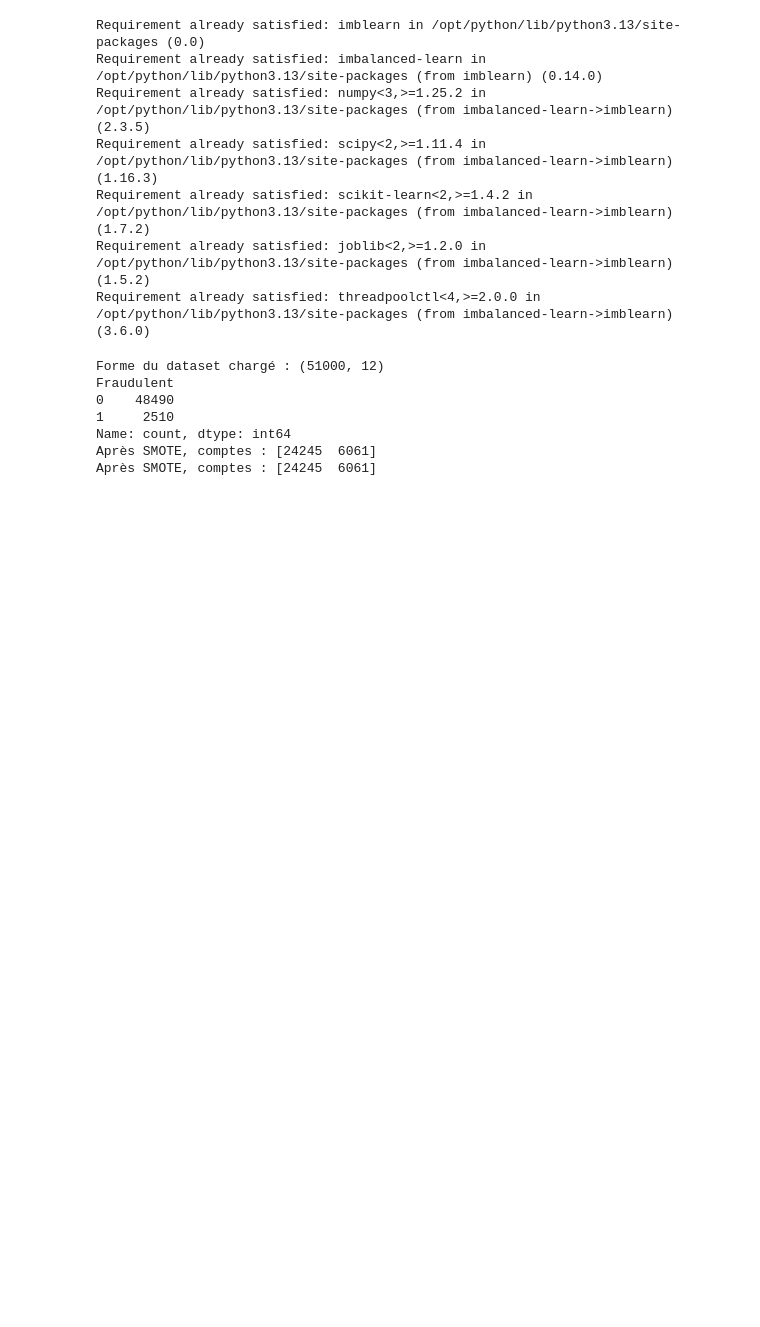
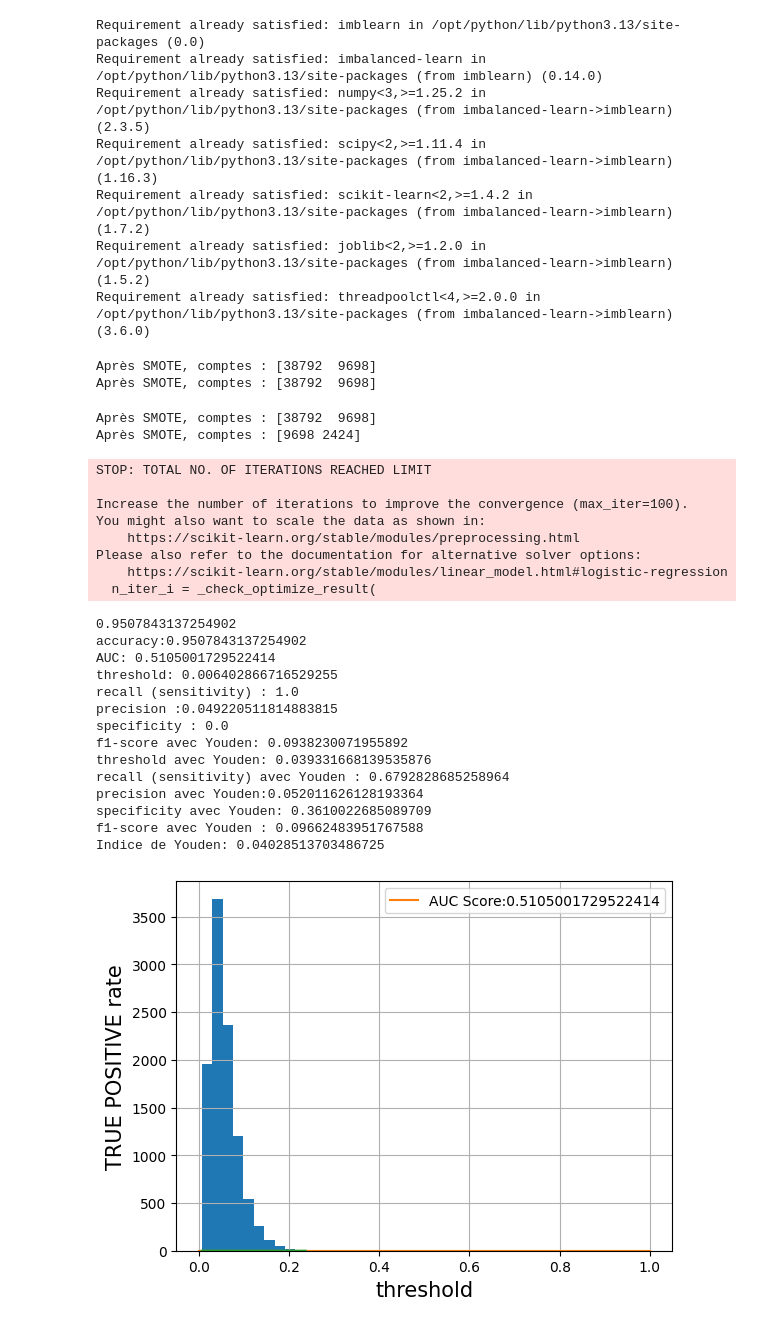
Before and after one commit to Lanier777/PROJET_STATAPP_MILLIMAN, a Jupyter notebook: Analyse descriptive "Fraud Detection Dataset"/analyse_descriptive_et_SMOTE.ipynb, the cells around one changed output. Saved outputs shown, nothing was run; the diff lists cells and outputs as text; code cells hidden in the pictures; blank space fills up the shorter version.

```diff
--- a/Analyse descriptive "Fraud Detection Dataset"/analyse_descriptive_et_SMOTE.ipynb
+++ b/Analyse descriptive "Fraud Detection Dataset"/analyse_descriptive_et_SMOTE.ipynb
@@ -894,8 +1076,8 @@ def logistic(A,b,T,t):
     print(accuracy)
 
     #Matrice de confusion
-    from sklearn.metrics import confusion_matrixcon
-    fusion_matrix(y_test, y_pred,labels = [1,0])
+    from sklearn.metrics import confusion_matrix
+    confusion_matrix(y_test, y_pred,labels = [1,0])
 
 
     #Regardons la distribution de probabilité qu'une transaction soit frauduleuse
@@ -946,10 +1128,11 @@ def logistic(A,b,T,t):
 
     #On peut le voir graphiquement
     plt.plot(ths,tpr)
-    plt.xlabel('TRUE POSITIVE rate')
-    plt.ylabel('threshold')
+    plt.xlabel('threshold')
+    plt.ylabel('TRUE POSITIVE rate')
 
     #On obtient donc de nouvelles valeurs prédites ajustées
+    from sklearn.preprocessing import binarize
     y_pred_th= binarize(y_pred_proba, threshold=threshold)
     confusion_mat=confusion_matrix(t, y_pred_th[:,1],labels=[1,0])
 
@@ -996,6 +1179,7 @@ def logistic(A,b,T,t):
     print("precision avec Youden:" + str(precision_y))
     print("specificity avec Youden: " + str(specificity_y) )
     print("f1-score avec Youden : " + str(f1_score_y))
+    print("Indice de Youden: " + str(youden[threshold_y_index]))
 # %% [output]
 Requirement already satisfied: imblearn in /opt/python/lib/python3.13/site-packages (0.0)
 Requirement already satisfied: imbalanced-learn in /opt/python/lib/python3.13/site-packages (from imblearn) (0.14.0)
@@ -1007,23 +1191,43 @@ Requirement already satisfied: threadpoolctl<4,>=2.0.0 in /opt/python/lib/python
 # %%
 #Munis Test
 
-# Charger les données
-df = pd.read_csv('Fraud Detection Dataset.csv')
-print('Forme du dataset chargé :', df.shape)
-print(df['Fraudulent'].value_counts())
-
-
-# Split train/test
-X_train, X_test, y_train, y_test = train_test_split(
-    X, y, test_size=0.5, random_state=42, stratify=y)
-
 smote(X_train, y_train,0.2)
 smote_bis(X_train, y_train,0.2)
 # %% [output]
-Forme du dataset chargé : (51000, 12)
-Fraudulent
-0    48490
-1     2510
-Name: count, dtype: int64
-Après SMOTE, comptes : [24245  6061]
-Après SMOTE, comptes : [24245  6061]
+Après SMOTE, comptes : [38792  9698]
+Après SMOTE, comptes : [38792  9698]
+# %%
+#Munis Test 2
+
+#Avec SMOTE
+
+smote(X_train, y_train,0.2)
+smote(X_test, y_test,0.2)
+
+logistic(X_train,y_train,X_test,y_test)
+# %% [output]
+Après SMOTE, comptes : [38792  9698]
+Après SMOTE, comptes : [9698 2424]
+STOP: TOTAL NO. OF ITERATIONS REACHED LIMIT
+
+Increase the number of iterations to improve the convergence (max_iter=100).
+You might also want to scale the data as shown in:
+    https://scikit-learn.org/stable/modules/preprocessing.html
+Please also refer to the documentation for alternative solver options:
+    https://scikit-learn.org/stable/modules/linear_model.html#logistic-regression
+  n_iter_i = _check_optimize_result(
+0.9507843137254902
+accuracy:0.9507843137254902
+AUC: 0.5105001729522414
+threshold: 0.006402866716529255
+recall (sensitivity) : 1.0
+precision :0.049220511814883815
+specificity : 0.0
+f1-score avec Youden: 0.0938230071955892
+threshold avec Youden: 0.039331668139535876
+recall (sensitivity) avec Youden : 0.6792828685258964
+precision avec Youden:0.052011626128193364
+specificity avec Youden: 0.3610022685089709
+f1-score avec Youden : 0.09662483951767588
+Indice de Youden: 0.04028513703486725
+[figure, added]
```
Also changed, not shown: parts of 5 cells of this notebook.
